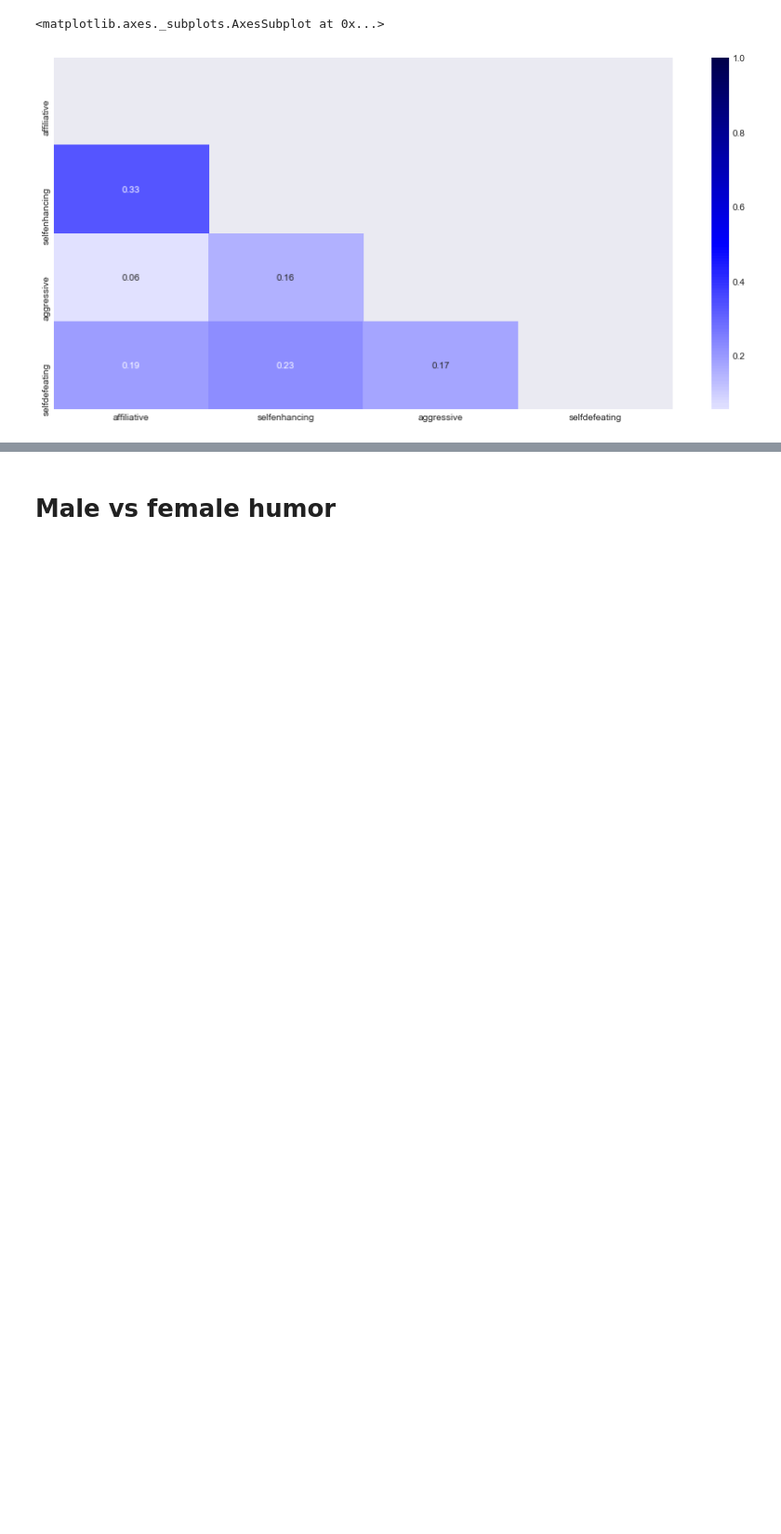
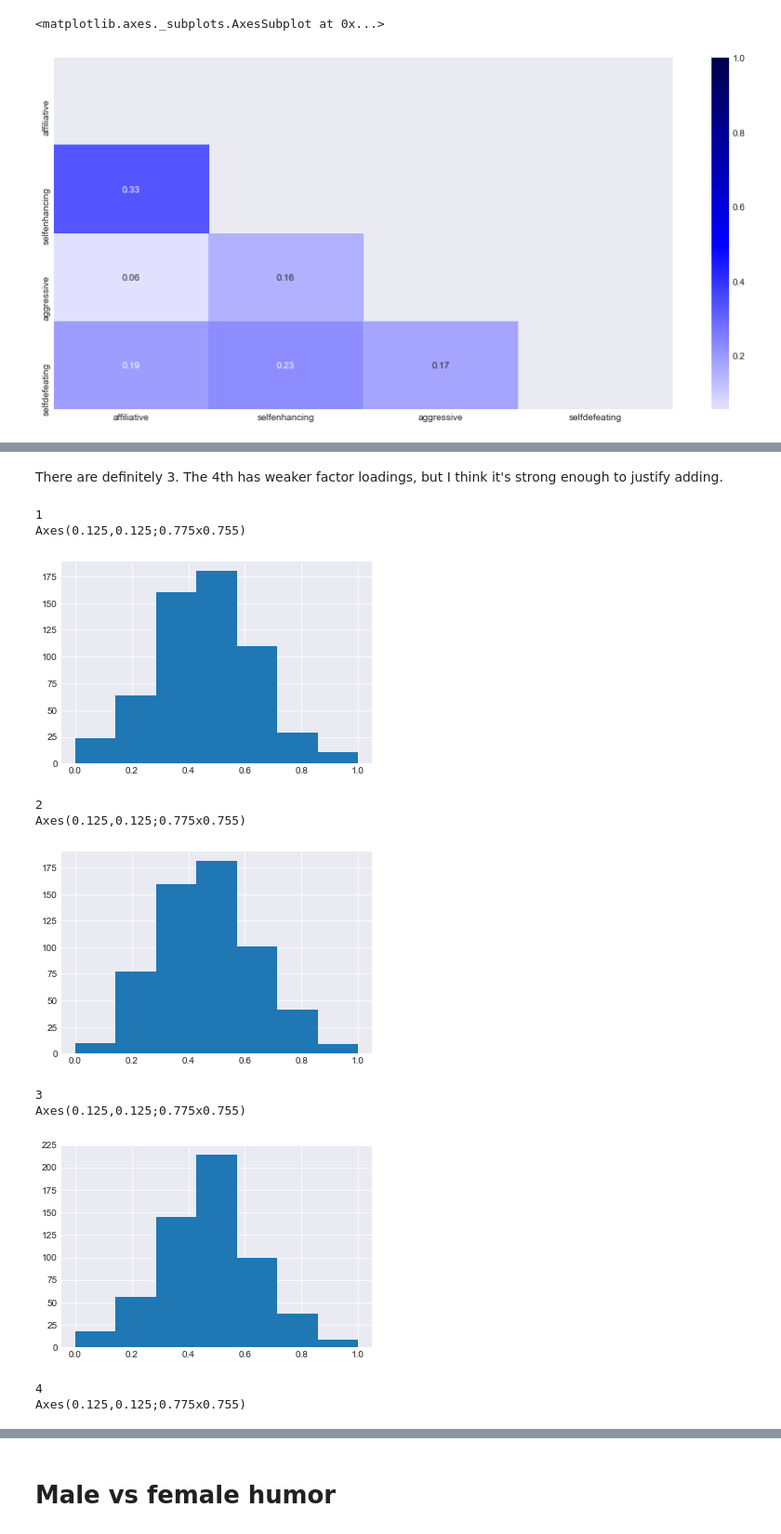
Before and after one commit to vincefav/humor-styles, a Jupyter notebook: Humor styles.ipynb, the cells around one changed output, grey strips where cells are left out. Shown: that part at 93% size. Saved outputs shown, nothing was run; the diff lists cells and outputs as text; code cells hidden in the pictures; blank space fills up the shorter version.

Commit message:
feat: Add factor analysis

```diff
--- a/Humor styles.ipynb
+++ b/Humor styles.ipynb
@@ -73,0 +78,4 @@ sns.heatmap(styles.corr(), annot=True, fmt='.2f', center=0,
+# %%
+items = data[[i for i in data.columns if 'q' in i]]
+
+items.head()
@@ -73,0 +90,14 @@ sns.heatmap(styles.corr(), annot=True, fmt='.2f', center=0,
+# %%
+from sklearn.decomposition import FactorAnalysis
+
+fa = FactorAnalysis(n_components=10).fit(items)
+fa1 = fa.transform(items)
+
+# Stick it in a dataframe
+factors = pd.DataFrame(fa.components_, columns=items.columns).T
+
+for i in factors.columns:
+    factors['absol'] = abs(factors[i])
+    factors_sorted = factors.sort_values('absol', ascending=False).head(4) # Top 4
+    print(i+1, factors_sorted['absol'].min())                              # Min value
+    del factors['absol']
@@ -73,0 +115,34 @@ sns.heatmap(styles.corr(), annot=True, fmt='.2f', center=0,
+# %% [markdown]
+There are definitely 3. The 4th has weaker factor loadings, but I think it's strong enough to justify adding.
+# %%
+from sklearn.decomposition import FactorAnalysis
+from sklearn.preprocessing import MinMaxScaler
+
+n_comp = 4
+
+fa = PCA(n_components=n_comp).fit(items)
+factors = fa.transform(items)
+
+# Scale values
+mms = MinMaxScaler().fit(factors)
+factors = mms.transform(factors)
+
+factors = pd.DataFrame(factors, columns=[str(n) for n in np.arange(1,n_comp+1,1)])
+
+# Let's look at the histograms as well...
+for i in factors.columns:
+    print(i)
+    print(factors[i].hist(bins=7))
+    plt.show()
+# %% [output]
+1
+Axes(0.125,0.125;0.775x0.755)
+[figure, added]
+2
+Axes(0.125,0.125;0.775x0.755)
+[figure, added]
+3
+Axes(0.125,0.125;0.775x0.755)
+[figure, added]
+4
+Axes(0.125,0.125;0.775x0.755)
```
Also changed, not shown: parts of 4 cells of this notebook.
